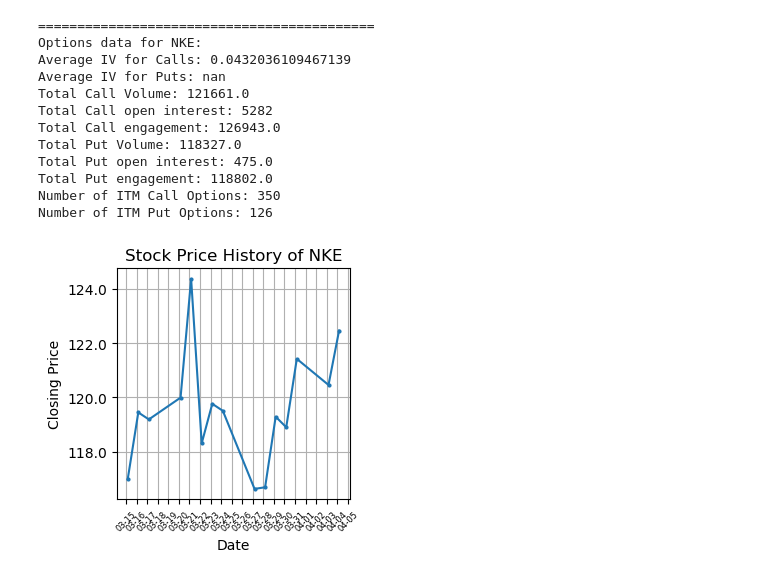
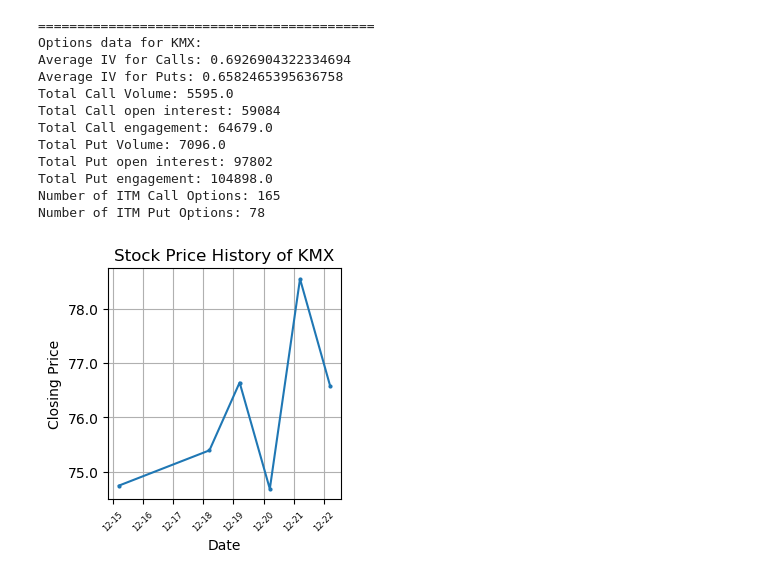
Before and after one commit to SaumikDana/Machine_Learning_Trading, a Jupyter notebook: data/specific_stock_analysis.ipynb, the cells around one changed output. Cells and saved outputs as stored; diff of their text form; code cells hidden in the pictures.

```diff
--- a/data/specific_stock_analysis.ipynb
+++ b/data/specific_stock_analysis.ipynb
@@ -1,37 +1,37 @@
 # %%
 from datetime import datetime, timedelta
 from utils import *
 
 # Call the function and store the result
-ticker = 'NKE'
+ticker = 'KMX'
 
 # Call the function and store the result
-day = '2023-03-22'
+day = '2023-12-22'
 
 # Set the time frame
 date = datetime.strptime(day, '%Y-%m-%d')
 end_date = date + timedelta(days=7)
 start_date = date - timedelta(days=7)
 
 # Use the function from utils.py to analyze stock options
 options_metrics = analyze_stock_options(ticker)
 
 # Print
 print_options_data(ticker, options_metrics)
 
 # Call the plot_stock_history method
 plot_stock_history(ticker, start_date, end_date)
 # %% [output]
 ===========================================
-Options data for NKE:
-Average IV for Calls: 0.0432036109467139
-Average IV for Puts: nan
-Total Call Volume: 121661.0
-Total Call open interest: 5282
-Total Call engagement: 126943.0
-Total Put Volume: 118327.0
-Total Put open interest: 475.0
-Total Put engagement: 118802.0
-Number of ITM Call Options: 350
-Number of ITM Put Options: 126
+Options data for KMX:
+Average IV for Calls: 0.6926904322334694
+Average IV for Puts: 0.6582465395636758
+Total Call Volume: 5595.0
+Total Call open interest: 59084
+Total Call engagement: 64679.0
+Total Put Volume: 7096.0
+Total Put open interest: 97802
+Total Put engagement: 104898.0
+Number of ITM Call Options: 165
+Number of ITM Put Options: 78
-[figure, old version]
+[figure, new version]
```
Also changed, not shown: 1 other file.
